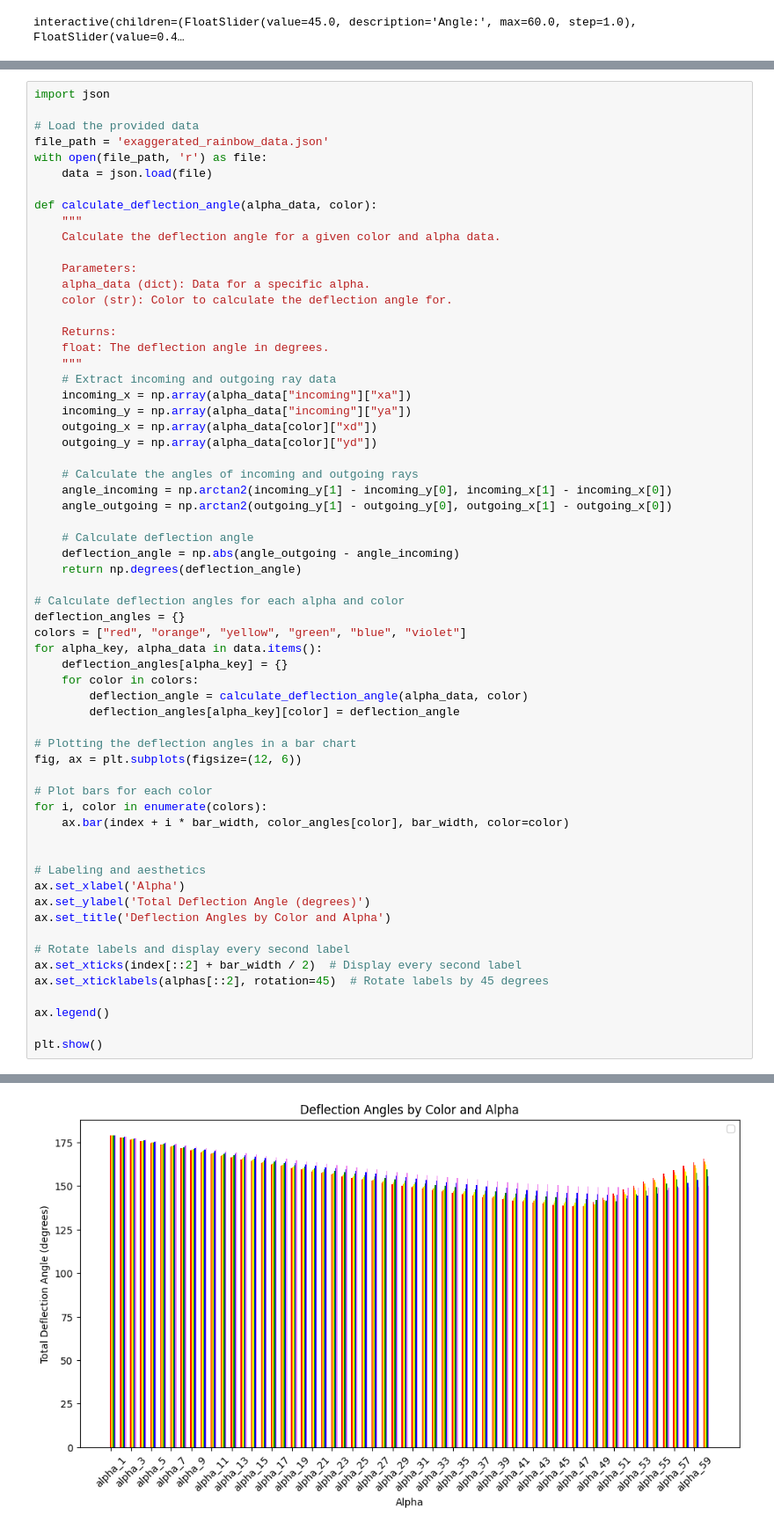
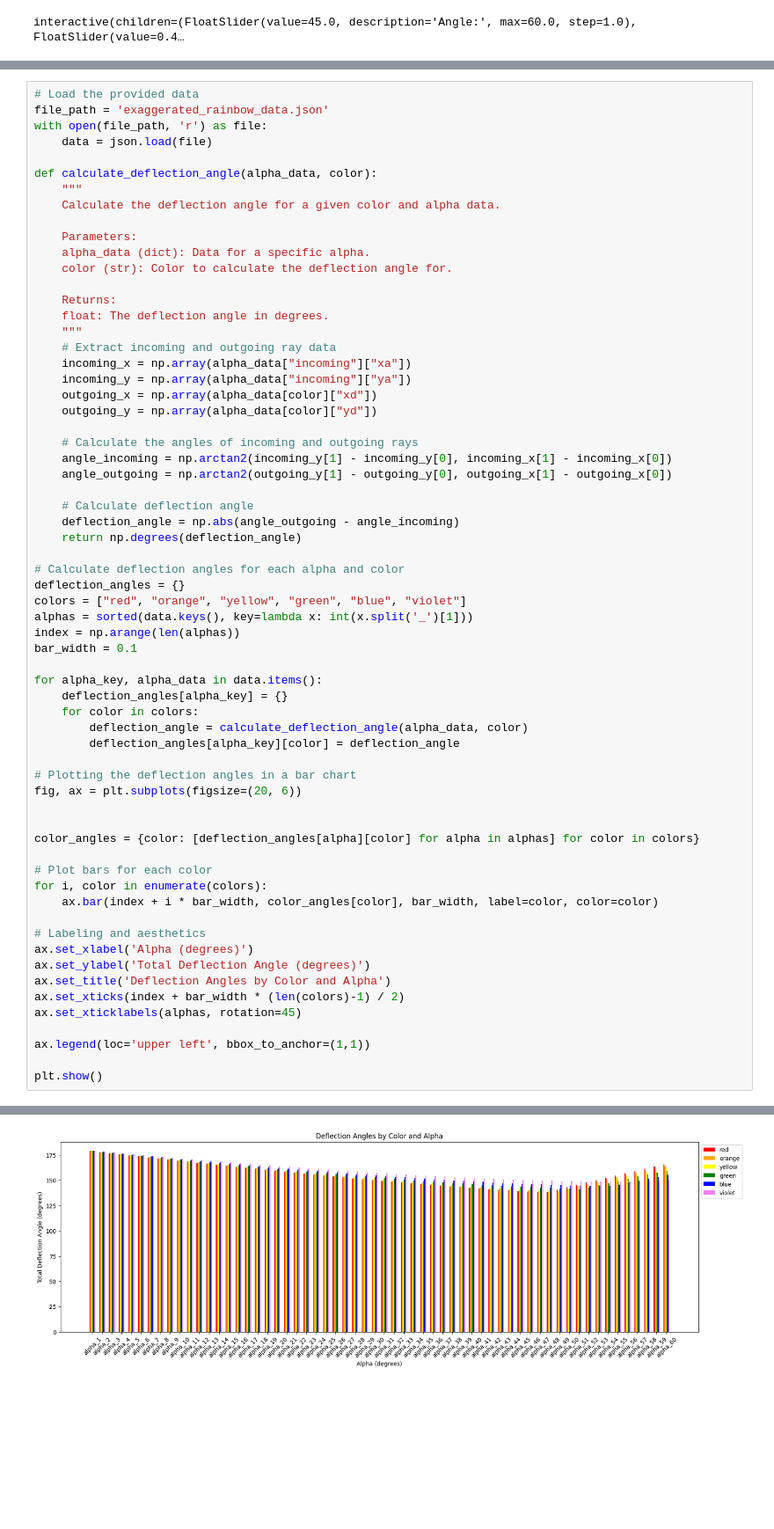
Before and after one commit to ScottTpirate/Rainbow, a Jupyter notebook: main_notebook.ipynb, the cells around one changed output, grey strips where cells are left out. Shown: that part at 88% size. Cells and saved outputs as stored; diff of their text form; blank space fills up the shorter version.

```diff
--- a/main_notebook.ipynb
+++ b/main_notebook.ipynb
@@ -574,6 +655,4 @@ If we line up all the vectors (pre-rendered from `toJSON.py`) and look at their
 # %%
-import json
-
 # Load the provided data
 file_path = 'exaggerated_rainbow_data.json'
 with open(file_path, 'r') as file:
@@ -607,6 +686,10 @@ def calculate_deflection_angle(alpha_data, color):
 # Calculate deflection angles for each alpha and color
 deflection_angles = {}
 colors = ["red", "orange", "yellow", "green", "blue", "violet"]
+alphas = sorted(data.keys(), key=lambda x: int(x.split('_')[1]))
+index = np.arange(len(alphas))
+bar_width = 0.1
+
 for alpha_key, alpha_data in data.items():
     deflection_angles[alpha_key] = {}
     for color in colors:
@@ -614,23 +697,23 @@ for alpha_key, alpha_data in data.items():
         deflection_angles[alpha_key][color] = deflection_angle
 
 # Plotting the deflection angles in a bar chart
-fig, ax = plt.subplots(figsize=(12, 6))
+fig, ax = plt.subplots(figsize=(20, 6))
+
+
+color_angles = {color: [deflection_angles[alpha][color] for alpha in alphas] for color in colors}
 
 # Plot bars for each color
 for i, color in enumerate(colors):
-    ax.bar(index + i * bar_width, color_angles[color], bar_width, color=color)
-
+    ax.bar(index + i * bar_width, color_angles[color], bar_width, label=color, color=color)
 
 # Labeling and aesthetics
-ax.set_xlabel('Alpha')
+ax.set_xlabel('Alpha (degrees)')
 ax.set_ylabel('Total Deflection Angle (degrees)')
 ax.set_title('Deflection Angles by Color and Alpha')
+ax.set_xticks(index + bar_width * (len(colors)-1) / 2)
+ax.set_xticklabels(alphas, rotation=45)
 
-# Rotate labels and display every second label
-ax.set_xticks(index[::2] + bar_width / 2)  # Display every second label
-ax.set_xticklabels(alphas[::2], rotation=45)  # Rotate labels by 45 degrees
-
-ax.legend()
+ax.legend(loc='upper left', bbox_to_anchor=(1,1))
 
 plt.show()
 # %% [output]
@@ -638 +720 @@ No artists with labels found to put in legend.  Note that artists whose label st
-[figure, old version]
+[figure, new version]
```
Also changed, not shown: parts of 11 cells of this notebook.
